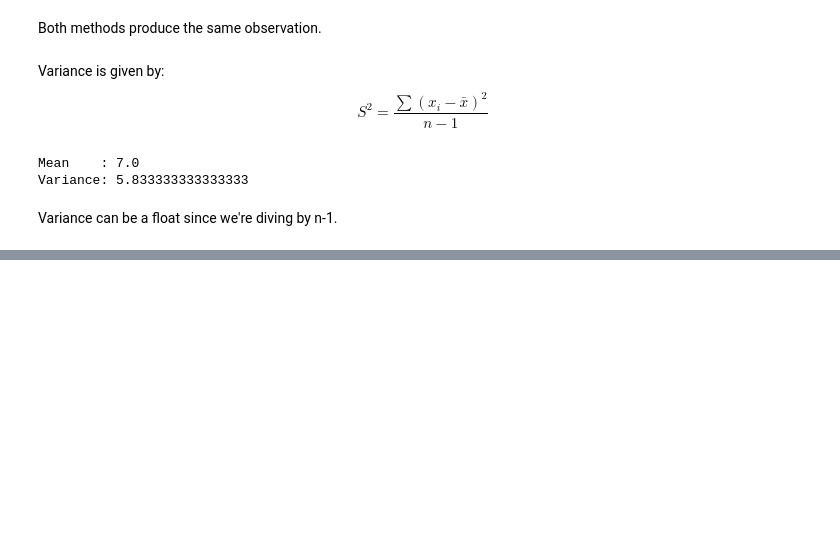
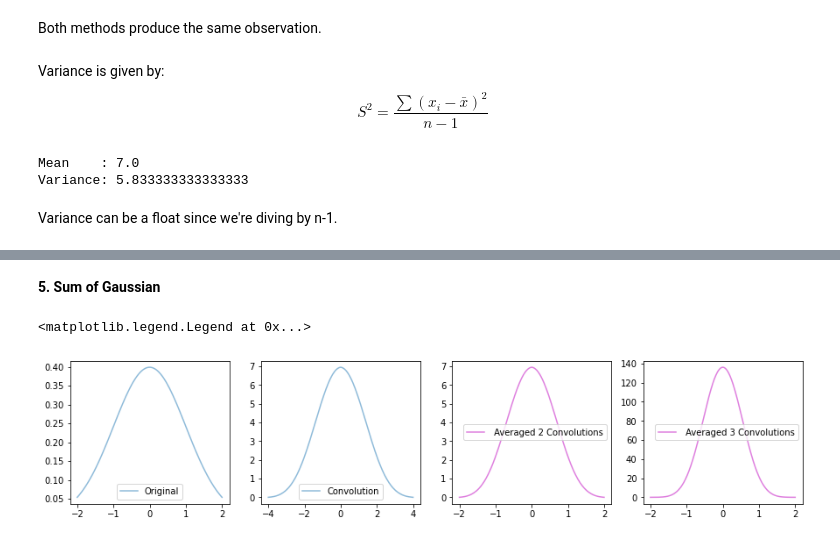
Before and after one commit to mishra2201/PHYS_434, a Jupyter notebook: HW/HW_2.ipynb, the cells around one changed output, grey strips where cells are left out. Saved outputs shown, nothing was run; the diff lists cells and outputs as text; code cells hidden in the pictures; blank space fills up the shorter version.

```diff
--- a/HW/HW_2.ipynb
+++ b/HW/HW_2.ipynb
@@ -123,0 +156,34 @@ Variance can be a float since we're diving by n-1.
+# %% [markdown]
+<b>5. Sum of Gaussian </b>
+# %%
+fig,(ax1,ax2,ax3,ax4)= plt.subplots(1,4,figsize=(15,3))
+d = np.linspace(-2,2,100)
+p=stats.norm.pdf(d)
+h=ax1.plot(d,p, alpha=0.5,label="Original")  #Probability distribution to be convolved
+
+n=2
+d = np.linspace(-4,4,199)
+c2=np.convolve(p,p)
+h=ax2.plot(d,c2,alpha=0.5,label="Convolution")  # Convolved Probability Distribution
+
+
+ax2.legend()
+ax1.legend()
+
+#Averaging the convolution
+n=2
+d = np.linspace(-4,4,199)/n
+c2=np.convolve(p,p)
+h=ax3.plot(d,c2,alpha=0.5,label=" Averaged 2 Convolutions",c="m")  # Convolved Probability Distribution
+
+n=3
+d = np.linspace(-6,6,298)/n
+c3=np.convolve(c2,p)
+h=ax4.plot(d,c3,alpha=0.5,label=" Averaged 3 Convolutions",c="m")  # Convolved Probability Distribution
+
+
+ax3.legend()
+ax4.legend()
+# %% [output]
+<matplotlib.legend.Legend at 0x...>
+[figure, added]
```
Also changed, not shown: parts of 13 cells of this notebook.
